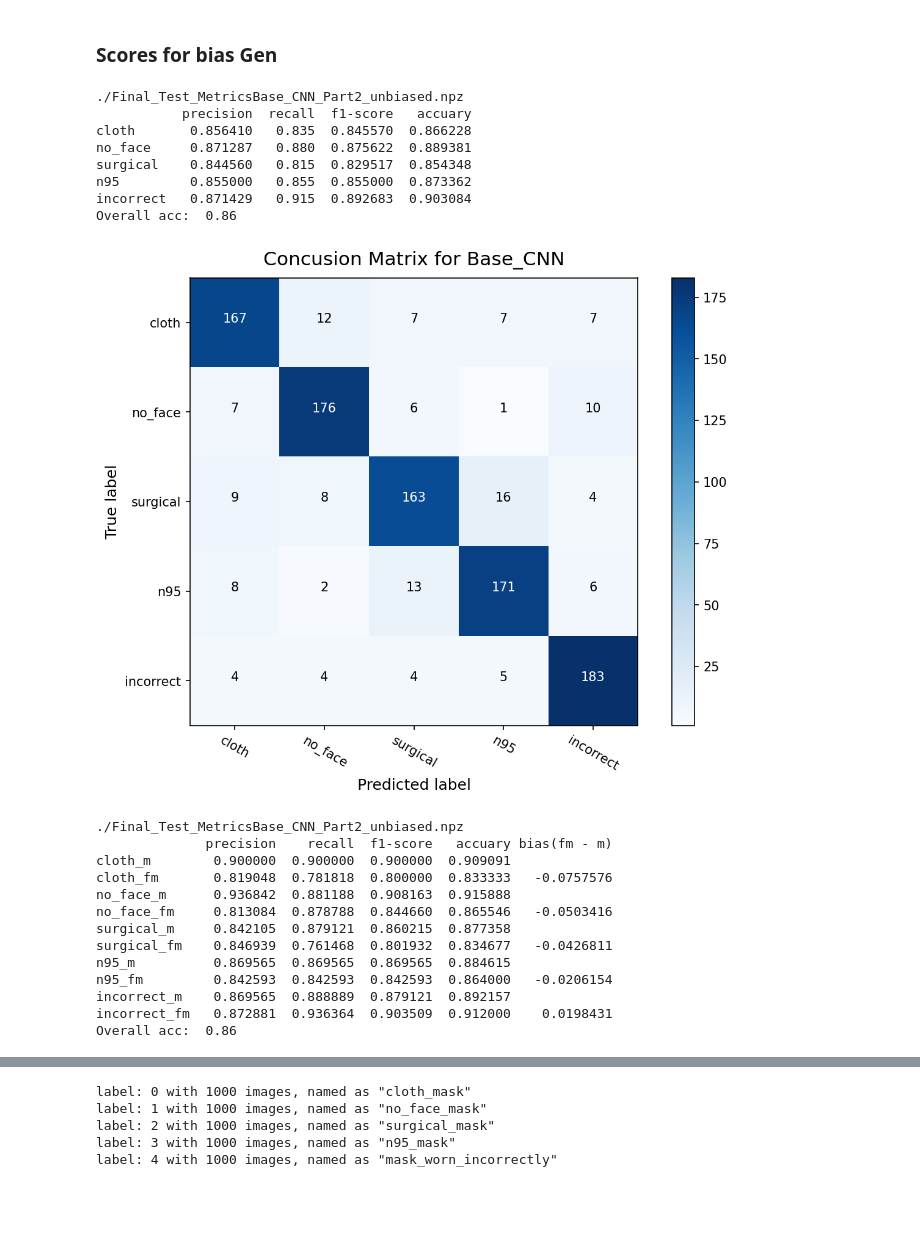
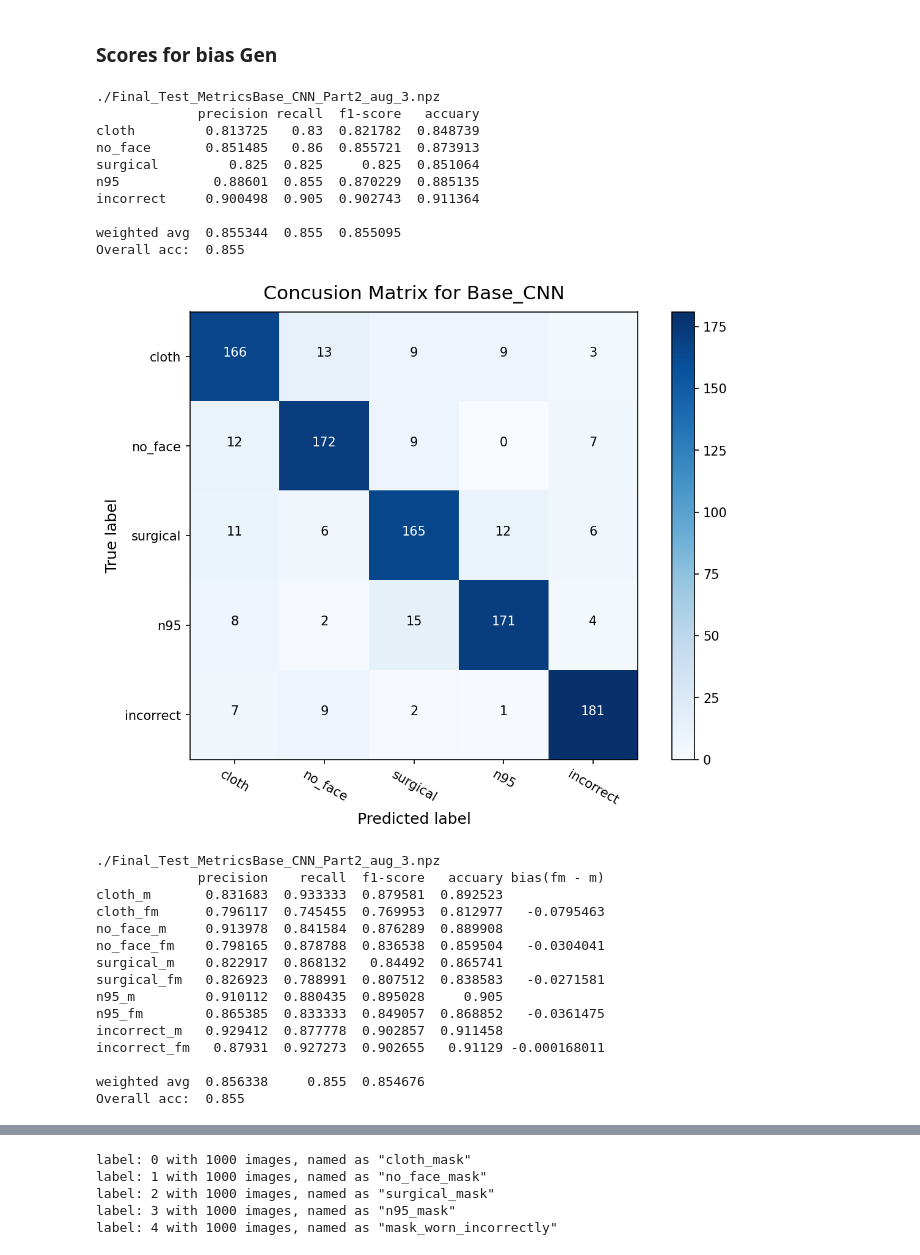
Before and after one commit to youyinnn/ai_face_mask_detector, a Jupyter notebook: model_evaluation_data_bias_after.ipynb, the cells around one changed output, grey strips where cells are left out. Drawn from its saved outputs; the diff is of its cells as text; code cells hidden in the pictures; blank space fills up the shorter version.

```diff
--- a/model_evaluation_data_bias_after.ipynb
+++ b/model_evaluation_data_bias_after.ipynb
@@ -6,31 +6,35 @@
 # %%
 import evaluation
 
-metrics_file_path = './Final_Test_MetricsBase_CNN_Part2_unbiased.npz'
+metrics_file_path = './Final_Test_MetricsBase_CNN_Part2_aug_3.npz'
 
 evaluation.read_socres(metrics_file_path, conf_m_title='Concusion Matrix for Base_CNN')
 evaluation.read_socres_gen(metrics_file_path, conf_m_title='Gen Concusion Matrix for Base_CNN')
 evaluation.read_socres_race(metrics_file_path, conf_m_title='Race Concusion Matrix for Base_CNN')
 # %% [output]
-./Final_Test_MetricsBase_CNN_Part2_unbiased.npz
-           precision  recall  f1-score   accuary
-cloth       0.856410   0.835  0.845570  0.866228
-no_face     0.871287   0.880  0.875622  0.889381
-surgical    0.844560   0.815  0.829517  0.854348
-n95         0.855000   0.855  0.855000  0.873362
-incorrect   0.871429   0.915  0.892683  0.903084
-Overall acc:  0.86
+./Final_Test_MetricsBase_CNN_Part2_aug_3.npz
+             precision recall  f1-score   accuary
+cloth         0.813725   0.83  0.821782  0.848739
+no_face       0.851485   0.86  0.855721  0.873913
+surgical         0.825  0.825     0.825  0.851064
+n95            0.88601  0.855  0.870229  0.885135
+incorrect     0.900498  0.905  0.902743  0.911364
+
+weighted avg  0.855344  0.855  0.855095
+Overall acc:  0.855
-[figure, old version]
+[figure, new version]
-./Final_Test_MetricsBase_CNN_Part2_unbiased.npz
-              precision    recall  f1-score   accuary bias(fm - m)
-cloth_m        0.900000  0.900000  0.900000  0.909091
-cloth_fm       0.819048  0.781818  0.800000  0.833333   -0.0757576
-no_face_m      0.936842  0.881188  0.908163  0.915888
-no_face_fm     0.813084  0.878788  0.844660  0.865546   -0.0503416
-surgical_m     0.842105  0.879121  0.860215  0.877358
-surgical_fm    0.846939  0.761468  0.801932  0.834677   -0.0426811
-n95_m          0.869565  0.869565  0.869565  0.884615
-n95_fm         0.842593  0.842593  0.842593  0.864000   -0.0206154
-incorrect_m    0.869565  0.888889  0.879121  0.892157
-incorrect_fm   0.872881  0.936364  0.903509  0.912000    0.0198431
-Overall acc:  0.86
+./Final_Test_MetricsBase_CNN_Part2_aug_3.npz
+             precision    recall  f1-score   accuary bias(fm - m)
+cloth_m       0.831683  0.933333  0.879581  0.892523
+cloth_fm      0.796117  0.745455  0.769953  0.812977   -0.0795463
+no_face_m     0.913978  0.841584  0.876289  0.889908
+no_face_fm    0.798165  0.878788  0.836538  0.859504   -0.0304041
+surgical_m    0.822917  0.868132   0.84492  0.865741
+surgical_fm   0.826923  0.788991  0.807512  0.838583   -0.0271581
+n95_m         0.910112  0.880435  0.895028     0.905
+n95_fm        0.865385  0.833333  0.849057  0.868852   -0.0361475
+incorrect_m   0.929412  0.877778  0.902857  0.911458
+incorrect_fm   0.87931  0.927273  0.902655   0.91129 -0.000168011
+
+weighted avg  0.856338     0.855  0.854676
+Overall acc:  0.855
```
Also changed, not shown: parts of 3 cells of this notebook, 4 other files.
